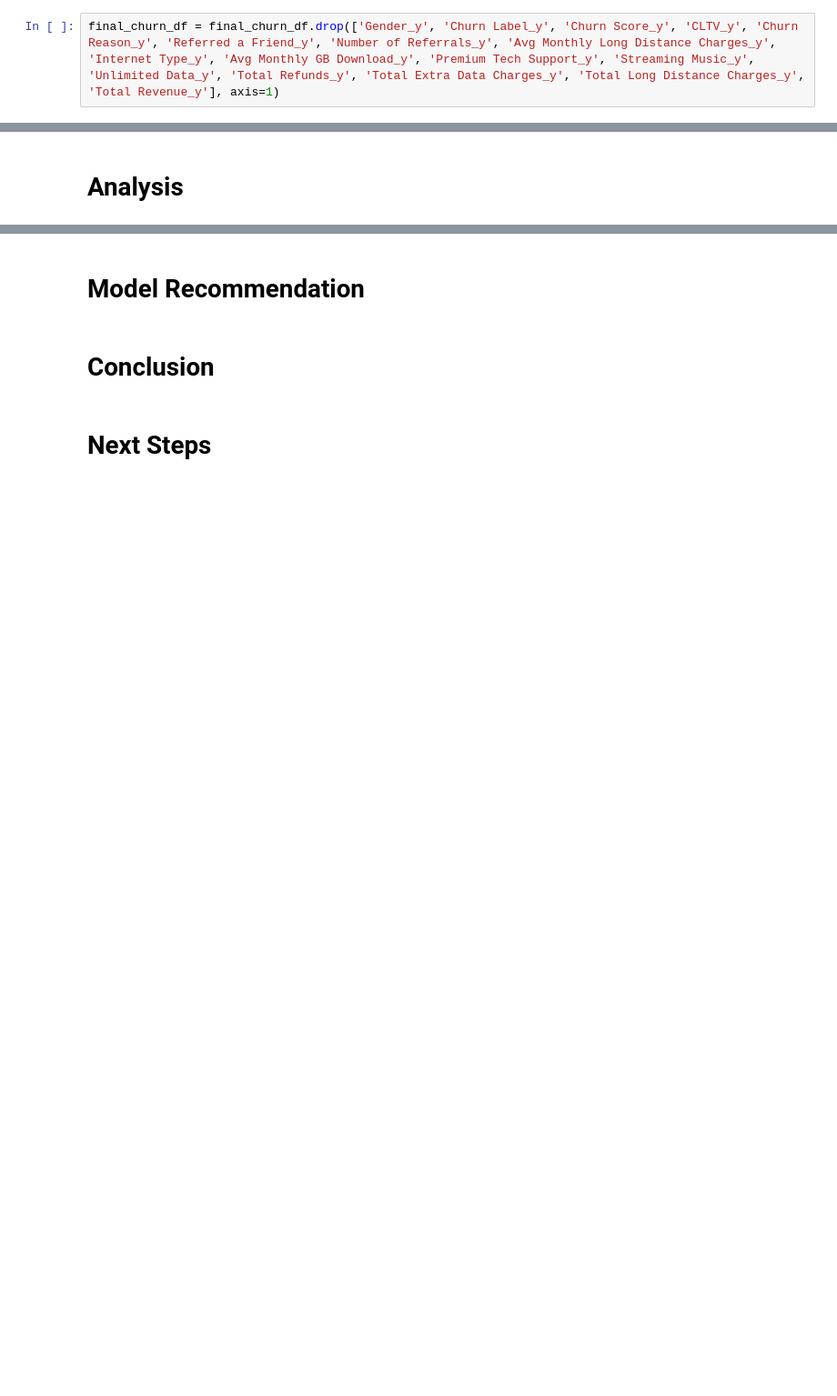
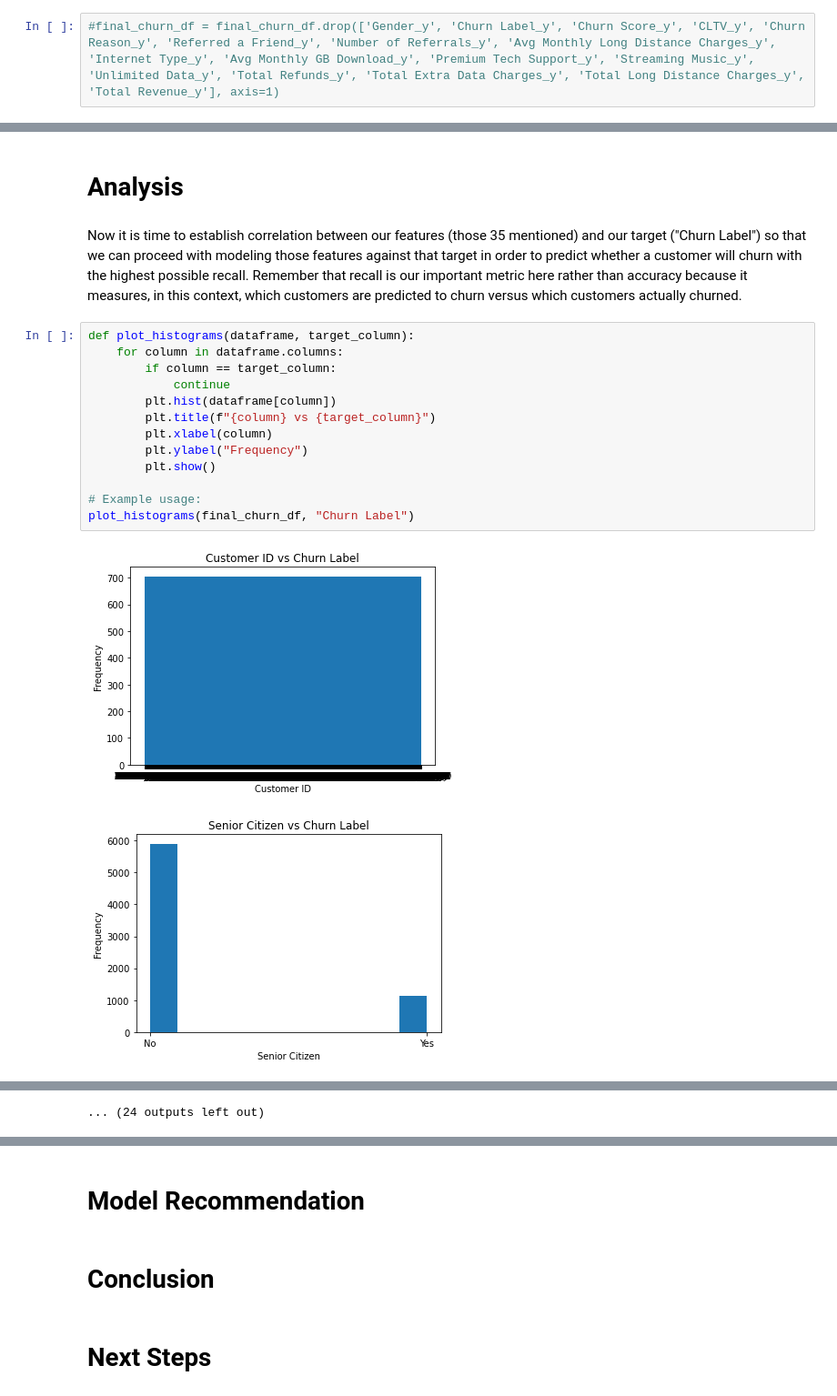
Before and after one commit to falloutb1tch/ChurnBackTime, a Jupyter notebook: Final.ipynb, the cells around one changed output, grey strips where cells are left out. Shown at 91% size. Drawn from its saved outputs; the diff is of its cells as text; blank space fills up the shorter version.

```diff
--- a/Final.ipynb
+++ b/Final.ipynb
@@ -349,7 +349,7 @@ memory usage: 3.0+ MB
 # %% [markdown]
 As we can see here, I am wee little baby data scientist, so we've gotten some columns that have been repeated throughout the process of stitching together various needed features from each dataframe. I'm sure there is a better way to do this in order to fix that, but what I will be doing is to remove the columns that end in y and rename the ones that end in x, and we should have a finished and workable dataframe to begin our modeling process.
 # %%
-final_churn_df = final_churn_df.drop(['Gender_y', 'Churn Label_y', 'Churn Score_y', 'CLTV_y', 'Churn Reason_y', 'Referred a Friend_y', 'Number of Referrals_y', 'Avg Monthly Long Distance Charges_y', 'Internet Type_y', 'Avg Monthly GB Download_y', 'Premium Tech Support_y', 'Streaming Music_y', 'Unlimited Data_y', 'Total Refunds_y', 'Total Extra Data Charges_y', 'Total Long Distance Charges_y', 'Total Revenue_y'], axis=1)
+#final_churn_df = final_churn_df.drop(['Gender_y', 'Churn Label_y', 'Churn Score_y', 'CLTV_y', 'Churn Reason_y', 'Referred a Friend_y', 'Number of Referrals_y', 'Avg Monthly Long Distance Charges_y', 'Internet Type_y', 'Avg Monthly GB Download_y', 'Premium Tech Support_y', 'Streaming Music_y', 'Unlimited Data_y', 'Total Refunds_y', 'Total Extra Data Charges_y', 'Total Long Distance Charges_y', 'Total Revenue_y'], axis=1)
 # %%
 final_churn_df
 # %% [output]
@@ -409,2 +409,20 @@ As we can see, our several dataframes have been stitched into one workable dataf
 # %% [markdown]
 # Analysis
+# %% [markdown]
+Now it is time to establish correlation between our features (those 35 mentioned) and our target ("Churn Label") so that we can proceed with modeling those features against that target in order to predict whether a customer will churn with the highest possible recall. Remember that recall is our important metric here rather than accuracy because it measures, in this context, which customers are predicted to churn versus which customers actually churned.
+# %%
+def plot_histograms(dataframe, target_column):
+    for column in dataframe.columns:
+        if column == target_column:
+            continue
+        plt.hist(dataframe[column])
+        plt.title(f"{column} vs {target_column}")
+        plt.xlabel(column)
+        plt.ylabel("Frequency")
+        plt.show()
+
+# Example usage:
+plot_histograms(final_churn_df, "Churn Label")
+# %% [output]
+[figure, added]
+[figure, added]
@@ -410,0 +439 @@ As we can see, our several dataframes have been stitched into one workable dataf
+... (24 outputs left out)
```
Also changed, not shown: parts of 18 cells of this notebook.
